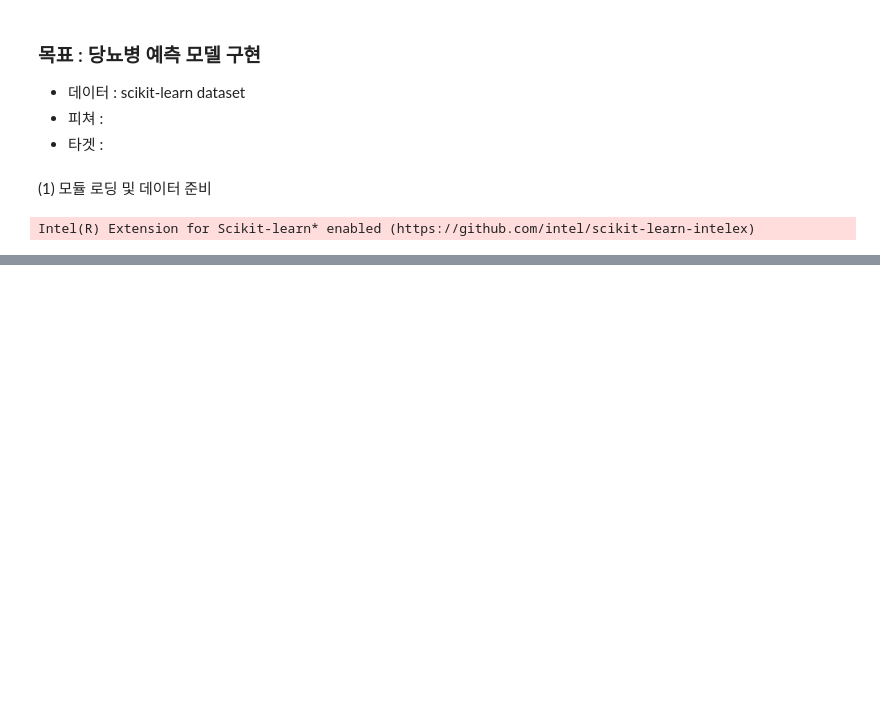
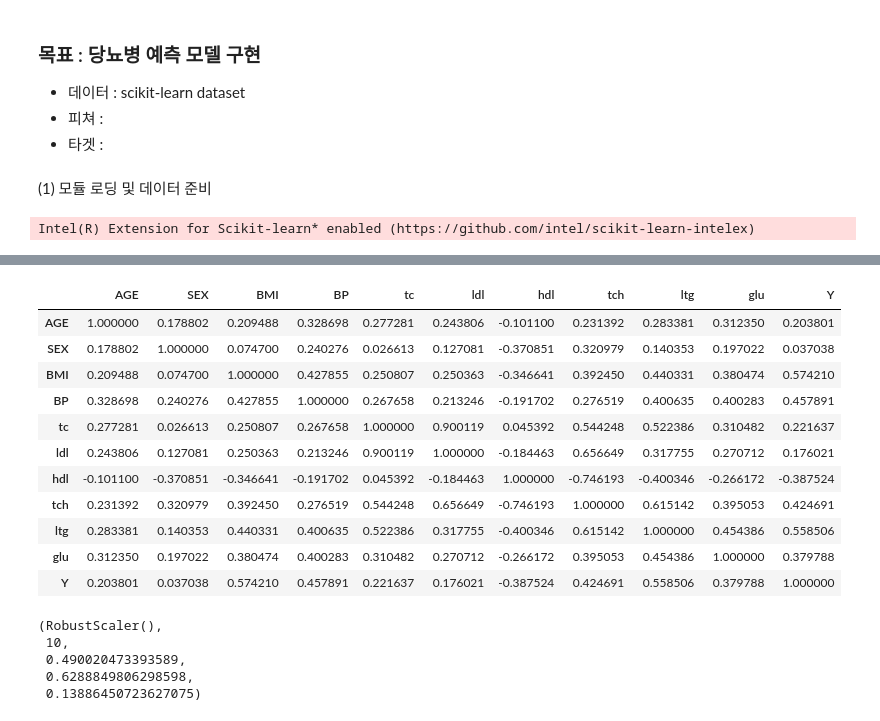
Before and after one commit to Schubert3275/KDT-MachineLearning_Study, a Jupyter notebook: DAY_03/work_0227/이현길_work.ipynb, the cells around one changed output, grey strips where cells are left out. Saved outputs shown, nothing was run; the diff lists cells and outputs as text; code cells hidden in the pictures; blank space fills up the shorter version.

```diff
--- a/DAY_03/work_0227/이현길_work.ipynb
+++ b/DAY_03/work_0227/이현길_work.ipynb
@@ -30,0 +86,15 @@ featureDF.head(3)
+# %%
+diabetesDF.corr()
+# %% [output]
+|  | AGE | SEX | BMI | BP | tc | ldl | hdl | tch | ltg | glu | Y |
+| AGE | 1.000000 | 0.178802 | 0.209488 | 0.328698 | 0.277281 | 0.243806 | -0.101100 | 0.231392 | 0.283381 | 0.312350 | 0.203801 |
+| SEX | 0.178802 | 1.000000 | 0.074700 | 0.240276 | 0.026613 | 0.127081 | -0.370851 | 0.320979 | 0.140353 | 0.197022 | 0.037038 |
+| BMI | 0.209488 | 0.074700 | 1.000000 | 0.427855 | 0.250807 | 0.250363 | -0.346641 | 0.392450 | 0.440331 | 0.380474 | 0.574210 |
+| BP | 0.328698 | 0.240276 | 0.427855 | 1.000000 | 0.267658 | 0.213246 | -0.191702 | 0.276519 | 0.400635 | 0.400283 | 0.457891 |
+| tc | 0.277281 | 0.026613 | 0.250807 | 0.267658 | 1.000000 | 0.900119 | 0.045392 | 0.544248 | 0.522386 | 0.310482 | 0.221637 |
+| ldl | 0.243806 | 0.127081 | 0.250363 | 0.213246 | 0.900119 | 1.000000 | -0.184463 | 0.656649 | 0.317755 | 0.270712 | 0.176021 |
+| hdl | -0.101100 | -0.370851 | -0.346641 | -0.191702 | 0.045392 | -0.184463 | 1.000000 | -0.746193 | -0.400346 | -0.266172 | -0.387524 |
+| tch | 0.231392 | 0.320979 | 0.392450 | 0.276519 | 0.544248 | 0.656649 | -0.746193 | 1.000000 | 0.615142 | 0.395053 | 0.424691 |
+| ltg | 0.283381 | 0.140353 | 0.440331 | 0.400635 | 0.522386 | 0.317755 | -0.400346 | 0.615142 | 1.000000 | 0.454386 | 0.558506 |
+| glu | 0.312350 | 0.197022 | 0.380474 | 0.400283 | 0.310482 | 0.270712 | -0.266172 | 0.395053 | 0.454386 | 1.000000 | 0.379788 |
+| Y | 0.203801 | 0.037038 | 0.574210 | 0.457891 | 0.221637 | 0.176021 | -0.387524 | 0.424691 | 0.558506 | 0.379788 | 1.000000 |
@@ -30,0 +148,8 @@ featureDF.head(3)
+# %%
+scaler, k, t1, t2, diff
+# %% [output]
+(RobustScaler(),
+ 10,
+ 0.490020473393589,
+ 0.6288849806298598,
+ 0.13886450723627075)
```
Also changed, not shown: parts of 16 cells of this notebook, 2 other files.
